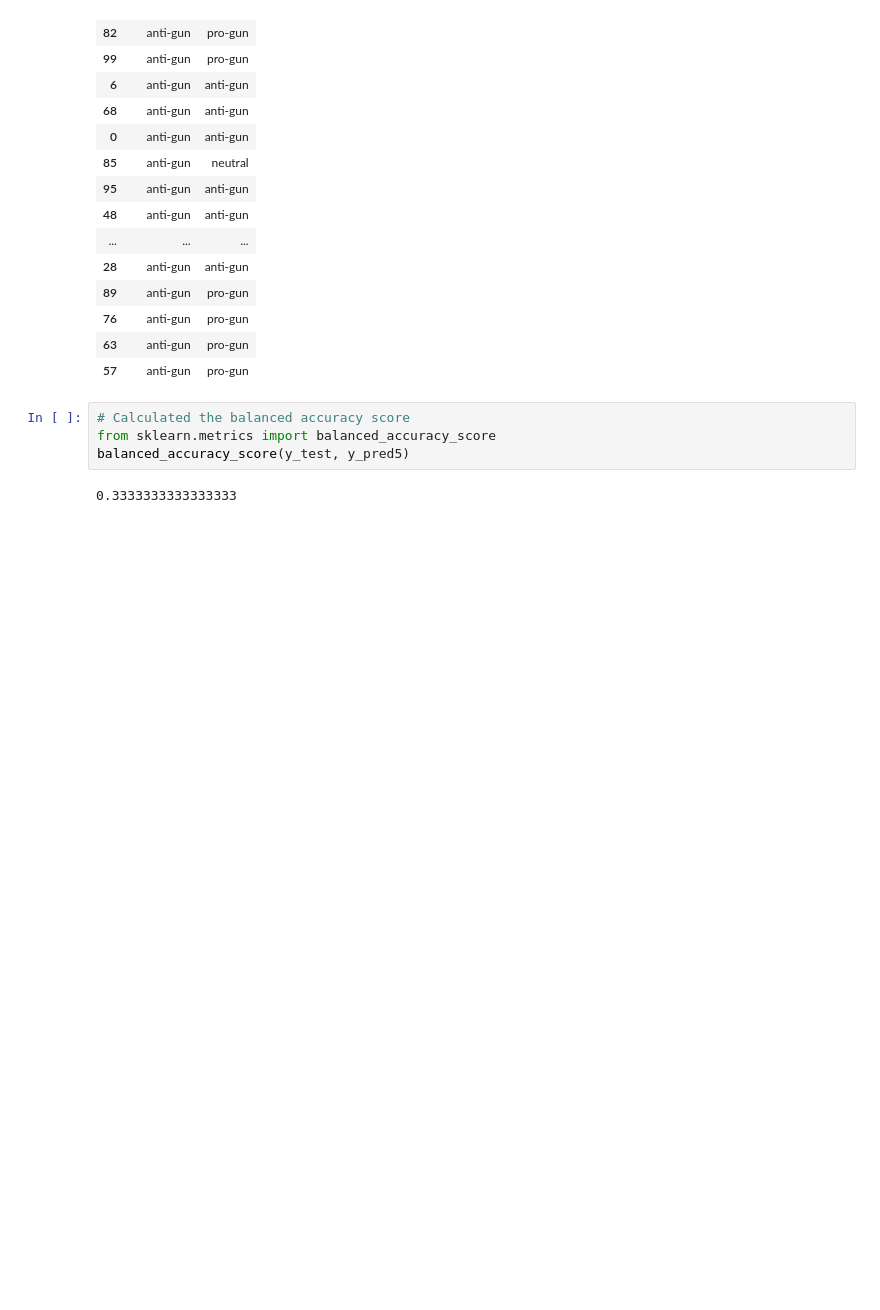
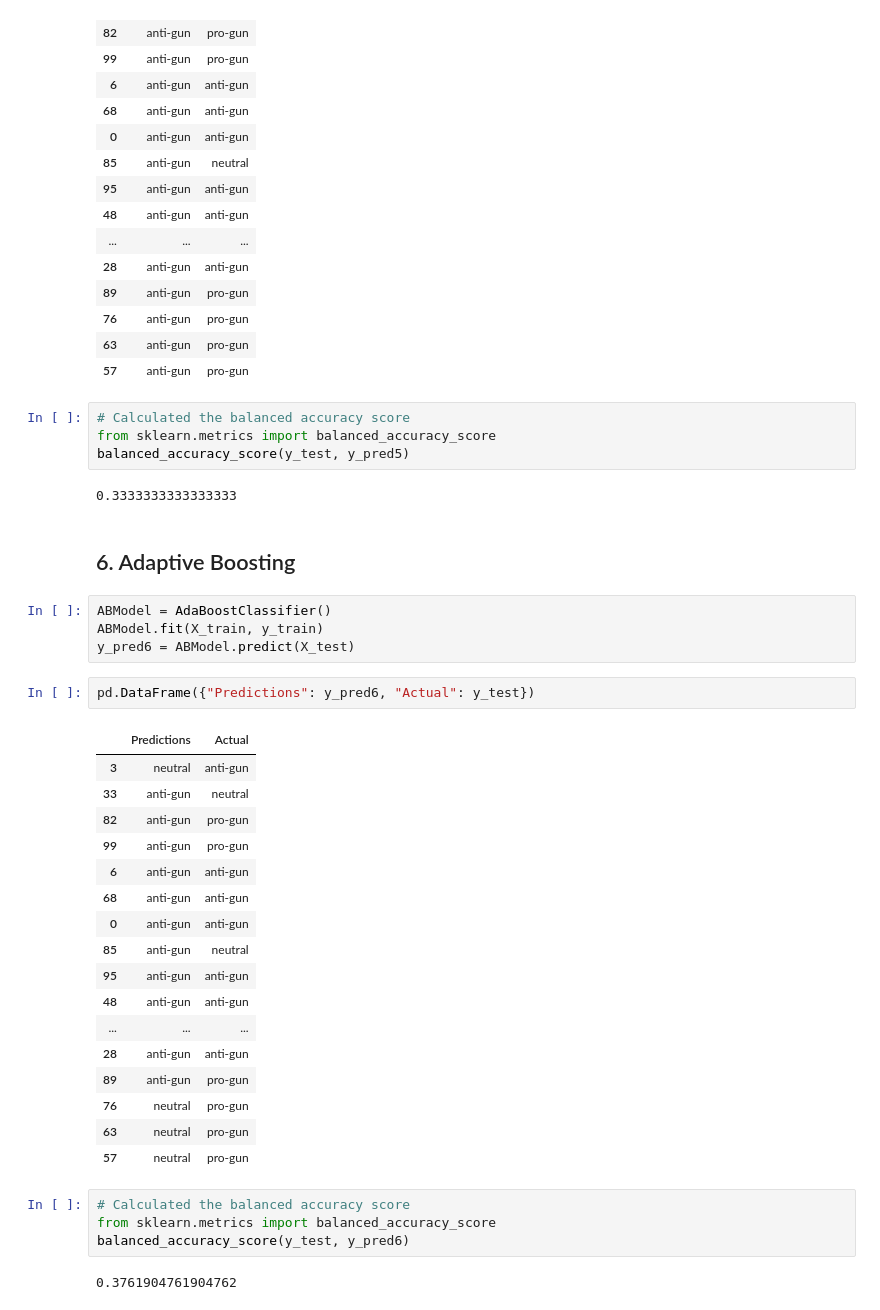
Before and after one commit to mrmarken/sentiment_analysis_fproject, a Jupyter notebook: contributors/keerti/ML_Model.ipynb, the cells around one changed output. Cells and saved outputs as stored; diff of their text form; blank space fills up the shorter version.

Commit message:
Use Adaptive Boosting to train

```diff
--- a/contributors/keerti/ML_Model.ipynb
+++ b/contributors/keerti/ML_Model.ipynb
@@ -440,3 +440,35 @@ from sklearn.metrics import balanced_accuracy_score
 balanced_accuracy_score(y_test, y_pred5)
 # %% [output]
 0.3333333333333333
+# %% [markdown]
+## 6. Adaptive Boosting
+# %%
+ABModel = AdaBoostClassifier()
+ABModel.fit(X_train, y_train)
+y_pred6 = ABModel.predict(X_test)
+# %%
+pd.DataFrame({"Predictions": y_pred6, "Actual": y_test})
+# %% [output]
+|  | Predictions | Actual |
+| 3 | neutral | anti-gun |
+| 33 | anti-gun | neutral |
+| 82 | anti-gun | pro-gun |
+| 99 | anti-gun | pro-gun |
+| 6 | anti-gun | anti-gun |
+| 68 | anti-gun | anti-gun |
+| 0 | anti-gun | anti-gun |
+| 85 | anti-gun | neutral |
+| 95 | anti-gun | anti-gun |
+| 48 | anti-gun | anti-gun |
+| ... | ... | ... |
+| 28 | anti-gun | anti-gun |
+| 89 | anti-gun | pro-gun |
+| 76 | neutral | pro-gun |
+| 63 | neutral | pro-gun |
+| 57 | neutral | pro-gun |
+# %%
+# Calculated the balanced accuracy score
+from sklearn.metrics import balanced_accuracy_score
+balanced_accuracy_score(y_test, y_pred6)
+# %% [output]
+0.3761904761904762
```
